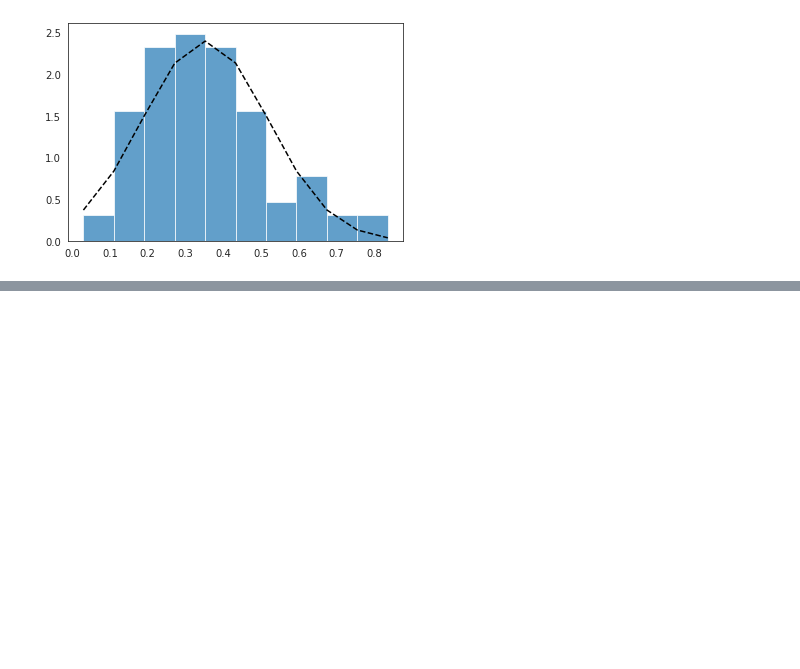
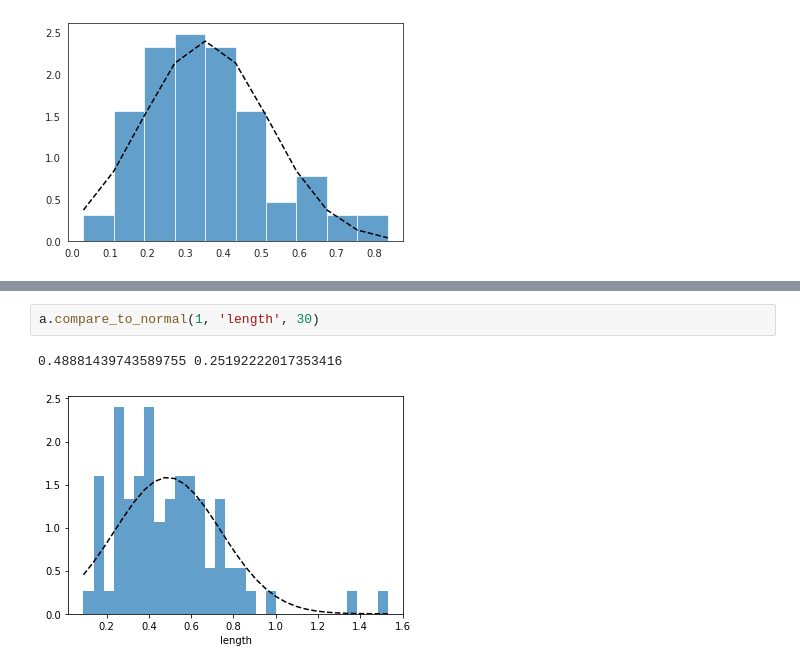
Before and after one commit to AlexeyKozlovsky/CoursePaper2, a Jupyter notebook: Practise/Scripts/AnalysisTest.ipynb, the cells around one changed output, grey strips where cells are left out. Cells and saved outputs as stored; diff of their text form; blank space fills up the shorter version.

```diff
--- a/Practise/Scripts/Analysis.ipynb
+++ b/Practise/Scripts/AnalysisTest.ipynb
@@ -152,0 +235,5 @@ class Analizer:
+# %%
+a.compare_to_normal(1, 'length', 30)
+# %% [output]
+0.48881439743589755 0.25192222017353416
+[figure, added]
```
Also changed, not shown: parts of 14 cells of this notebook, 1 other file.
